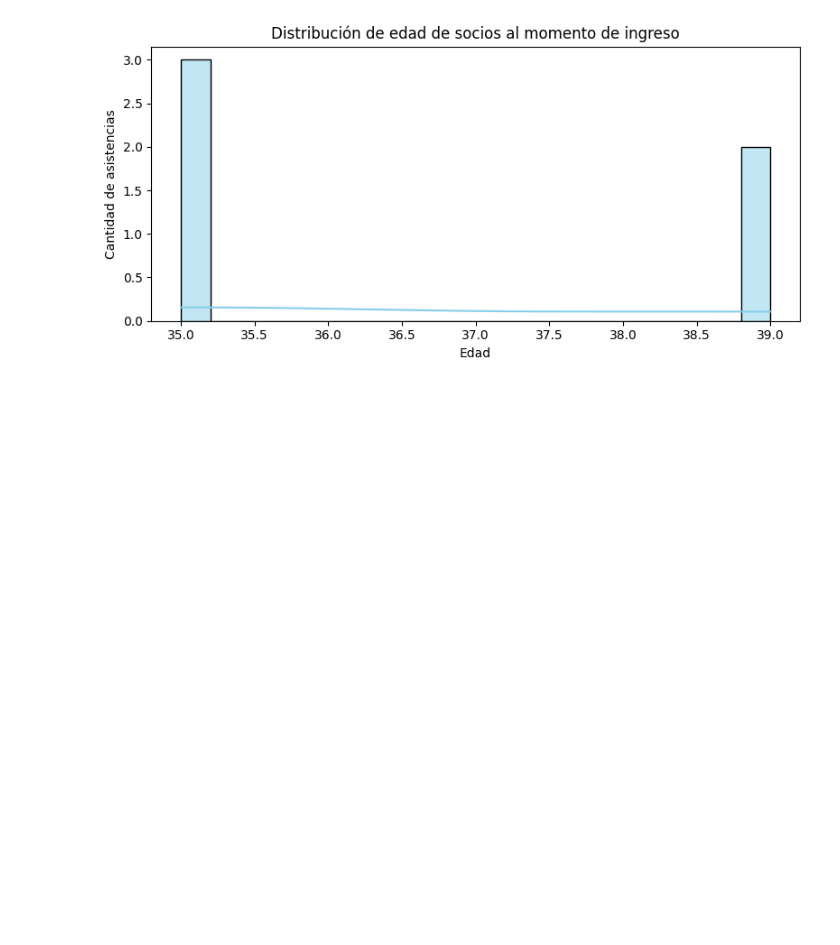
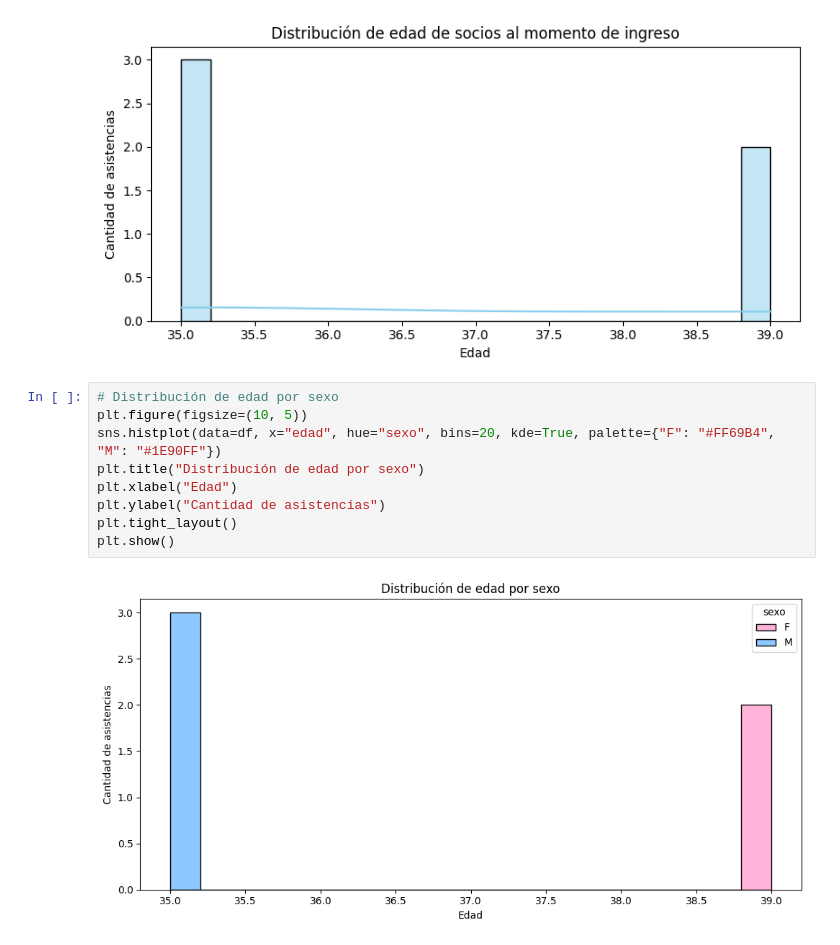
Before and after one commit to GFGaldeano/gym-master, a Jupyter notebook: ia/data_science/EDA/eda_concurrencia_socio.ipynb, the cells around one changed output. Drawn from its saved outputs; the diff is of its cells as text; blank space fills up the shorter version.

```diff
--- a/ia/data_science/EDA/eda_concurrencia_socio.ipynb
+++ b/ia/data_science/EDA/eda_concurrencia_socio.ipynb
@@ -141,3 +141,14 @@ plt.tight_layout()
 plt.show()
 # %% [output]
 [figure]
+# %%
+# Distribución de edad por sexo
+plt.figure(figsize=(10, 5))
+sns.histplot(data=df, x="edad", hue="sexo", bins=20, kde=True, palette={"F": "#FF69B4", "M": "#1E90FF"})
+plt.title("Distribución de edad por sexo")
+plt.xlabel("Edad")
+plt.ylabel("Cantidad de asistencias")
+plt.tight_layout()
+plt.show()
+# %% [output]
+[figure, added]
```
Also changed, not shown: parts of 9 cells of this notebook, 1 other file.
